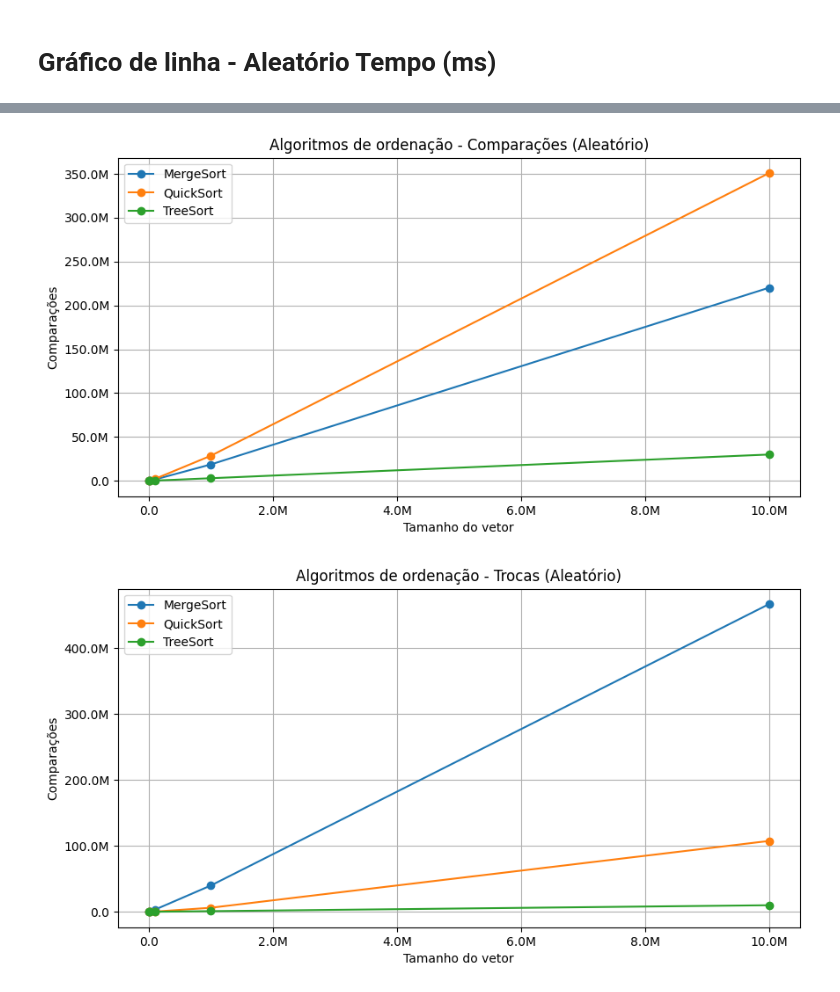
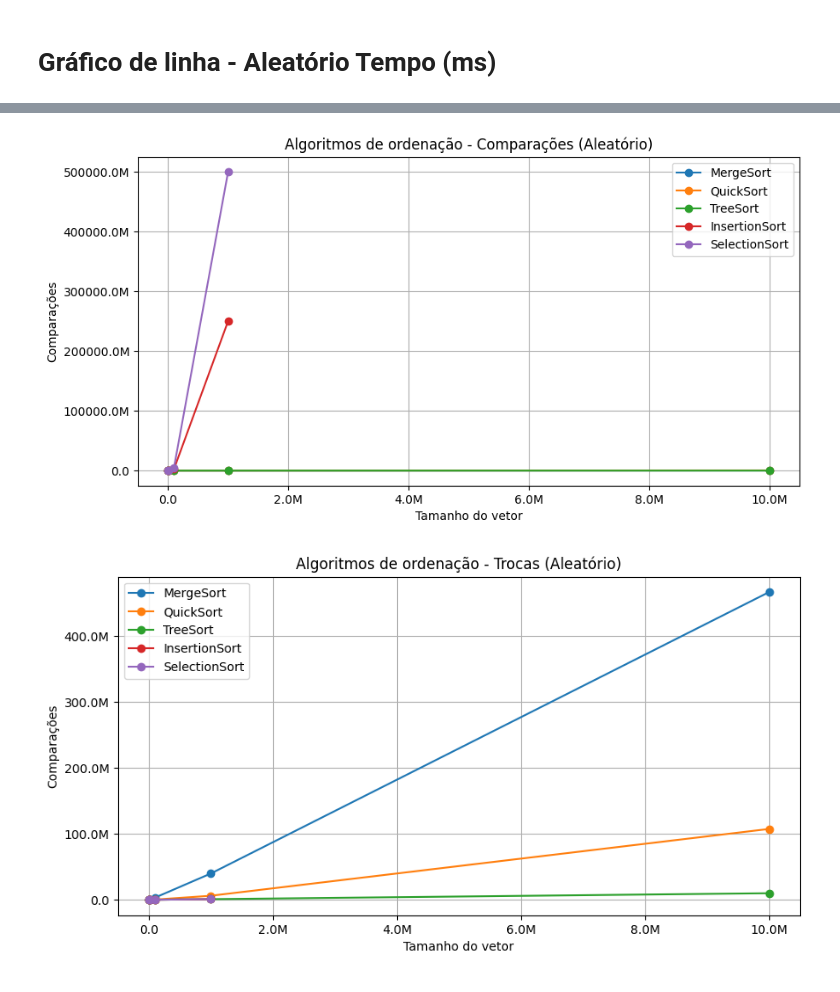
Before and after one commit to ViniciusVsV/Alg2-2025, a Jupyter notebook: TrabalhoPratico1/Graficos/main.ipynb, the cells around one changed output, grey strips where cells are left out. Drawn from its saved outputs; the diff is of its cells as text; code cells hidden in the pictures.

Commit message:
add insertion & selection sort

```diff
--- a/TrabalhoPratico1/Graficos/main.ipynb
+++ b/TrabalhoPratico1/Graficos/main.ipynb
@@ -11,13 +11,17 @@ import pandas as pd
 bm_mergesort = pd.read_csv('benchmark_MergeSort.csv', sep=';')
 bm_quicksort = pd.read_csv('benchmark_QuickSort.csv', sep=';')
 bm_treesort = pd.read_csv('benchmark_TreeSort.csv', sep=';')
+bm_insertionsort = pd.read_csv('benchmark_InsertionSort.csv', sep=';')
+bm_selectionsort = pd.read_csv('benchmark_SelectionSort.csv', sep=';')
 
 colunas = ['Tamanho', 'Aleatorio_Tempo', 'Aleatorio_Comparacoes', 'Aleatorio_Trocas', 'Crescente_Tempo', 'Crescente_Comparacoes', 'Crescente_Trocas', 'Decrescente_Tempo', 'Decrescente_Comparacoes', 'Decrescente_Trocas', 'Quase_ordenado_Tempo', 'Quase_ordenado_Comparacoes', 'Quase_ordenado_Trocas']
 
 bm_mergesort.columns = colunas
 bm_quicksort.columns = colunas
 bm_treesort.columns = colunas
+bm_insertionsort.columns = colunas
+bm_selectionsort.columns = colunas
 
-bm_treesort
+bm_insertionsort
 # %% [output]
 |  | Tamanho | Aleatorio_Tempo | Aleatorio_Comparacoes | Aleatorio_Trocas | Crescente_Tempo | ... |
@@ -36,6 +40,8 @@ def create_dataset(column : str):
     df['MergeSort'] = bm_mergesort[column]
     df['QuickSort'] = bm_quicksort[column]
     df['TreeSort'] = bm_treesort[column]
+    df['InsertionSort'] = bm_insertionsort[column]
+    df['SelectionSort'] = bm_selectionsort[column]
     df = df.set_index('Tamanho')
 
     return df
@@ -64,12 +70,15 @@ def plot_data_time(df: pd.DataFrame, title, ylabel):
     plt.plot(df.index,df['MergeSort'], label='MergeSort', marker='o')
     plt.plot(df.index,df['QuickSort'], label='QuickSort', marker='o')
     plt.plot(df.index,df['TreeSort'], label='TreeSort', marker='o')
+    plt.plot(df.index,df['InsertionSort'], label='InsertionSort', marker='o')
+    plt.plot(df.index,df['SelectionSort'], label='SelectionSort', marker='o')
     plt.title(title)
     plt.xlabel('Tamanho do vetor')
     plt.ylabel(ylabel)
     plt.legend()
     plt.grid()
 
+    # plt.ylim(top=1e3 * 60 * 60 * 30, bottom=-1e3 * 60 * 10)
 
     # plt.xscale('log')
     ax = plt.gca()
@@ -106,32 +115,34 @@ def plot_data(df, title, ylabel):
     plt.figure(figsize=(10, 5))
     plt.plot(df.index,df['MergeSort'], label='MergeSort', marker='o')
     plt.plot(df.index,df['QuickSort'], label='QuickSort', marker='o')
     plt.plot(df.index,df['TreeSort'], label='TreeSort', marker='o')
+    plt.plot(df.index,df['InsertionSort'], label='InsertionSort', marker='o')
+    plt.plot(df.index,df['SelectionSort'], label='SelectionSort', marker='o')
     plt.title(title)
     plt.xlabel('Tamanho do vetor')
     plt.ylabel(ylabel)
     plt.legend()
     plt.grid()
 
     # plt.xscale('log')
 
     ax = plt.gca()
 
     ax.xaxis.set_major_formatter(ticker.FuncFormatter(format_number))
     ax.yaxis.set_major_formatter(ticker.FuncFormatter(format_number))
 
 
 
     plt.show()
 
 plot_data(create_dataset('Aleatorio_Comparacoes'), 'Algoritmos de ordenação - Comparações (Aleatório)', 'Comparações')
 plot_data(create_dataset('Aleatorio_Trocas'), 'Algoritmos de ordenação - Trocas (Aleatório)', 'Comparações')
 plot_data(create_dataset('Crescente_Comparacoes'), 'Algoritmos de ordenação - Comparações (Ordenado Crescente)', 'Comparações')
 plot_data(create_dataset('Crescente_Trocas'), 'Algoritmos de ordenação - Trocas (Ordenado Crescente)', 'Comparações')
 plot_data(create_dataset('Decrescente_Comparacoes'), 'Algoritmos de ordenação - Comparações (Ordenado Decrescente)', 'Comparações')
 plot_data(create_dataset('Decrescente_Trocas'), 'Algoritmos de ordenação - Trocas (Ordenado Decrescente)', 'Comparações')
 plot_data(create_dataset('Quase_ordenado_Comparacoes'), 'Algoritmos de ordenação - Comparações (Quase Ordenado)', 'Comparações')
 plot_data(create_dataset('Quase_ordenado_Trocas'), 'Algoritmos de ordenação - Trocas (Quase Ordenado)', 'Comparações')
 # %% [output]
-[figure, old version]
+[figure, new version]
-[figure, old version]
+[figure, new version]
```
Also changed, not shown: parts of 5 cells of this notebook, 3 other files.
